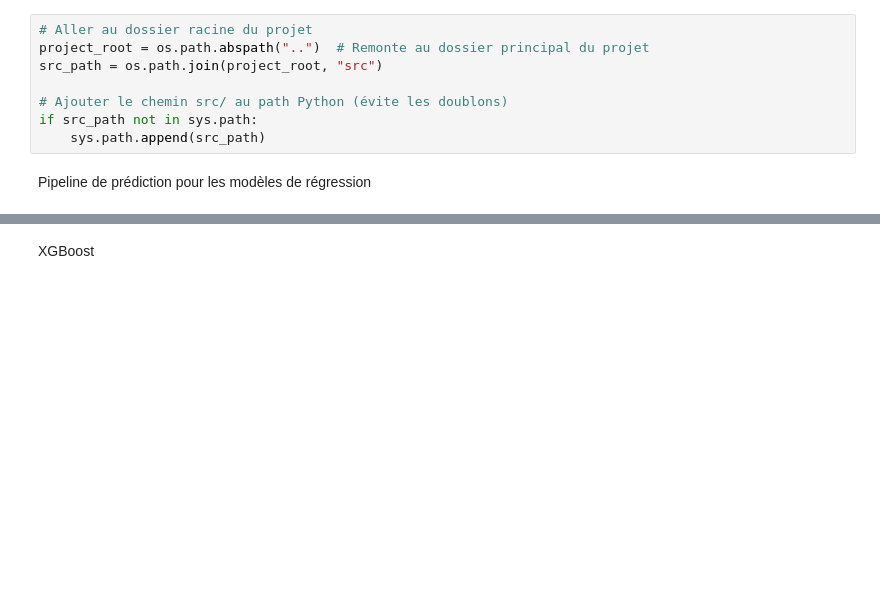
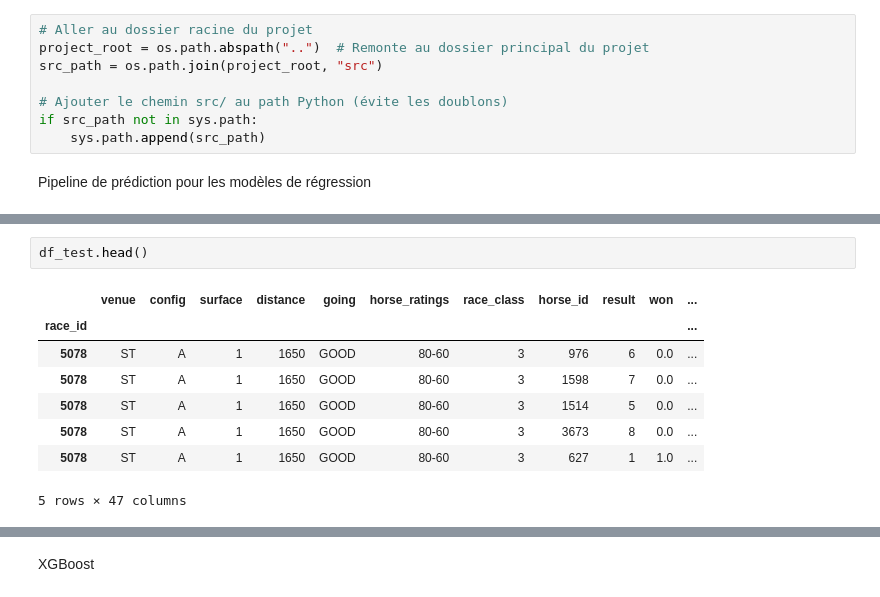
Before and after one commit to TLiemNGY/horse_racings, a Jupyter notebook: notebooks/run_full_regression_pipeline.ipynb, the cells around one changed output, grey strips where cells are left out. Cells and saved outputs as stored; diff of their text form; blank space fills up the shorter version.

```diff
--- a/notebooks/run_full_regression_pipeline.ipynb
+++ b/notebooks/run_full_regression_pipeline.ipynb
@@ -41,3 +61,14 @@ Data columns (total 44 columns):
+# %%
+df_test.head()
+# %% [output]
+|  | venue | config | surface | distance | going | horse_ratings | race_class | horse_id | result | won | ... |
+| race_id |  |  |  |  |  |  |  |  |  |  | ... |
+| 5078 | ST | A | 1 | 1650 | GOOD | 80-60 | 3 | 976 | 6 | 0.0 | ... |
+| 5078 | ST | A | 1 | 1650 | GOOD | 80-60 | 3 | 1598 | 7 | 0.0 | ... |
+| 5078 | ST | A | 1 | 1650 | GOOD | 80-60 | 3 | 1514 | 5 | 0.0 | ... |
+| 5078 | ST | A | 1 | 1650 | GOOD | 80-60 | 3 | 3673 | 8 | 0.0 | ... |
+| 5078 | ST | A | 1 | 1650 | GOOD | 80-60 | 3 | 627 | 1 | 1.0 | ... |
+5 rows × 47 columns
 # %%
 df_stats.head(14)
 # %% [output]
```
Also changed, not shown: parts of 5 cells of this notebook, 18 other files.
